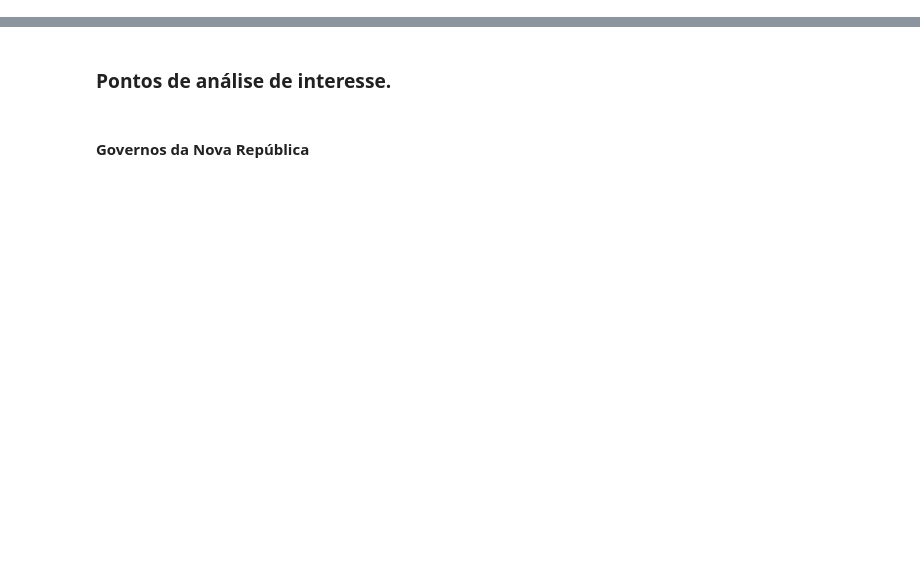
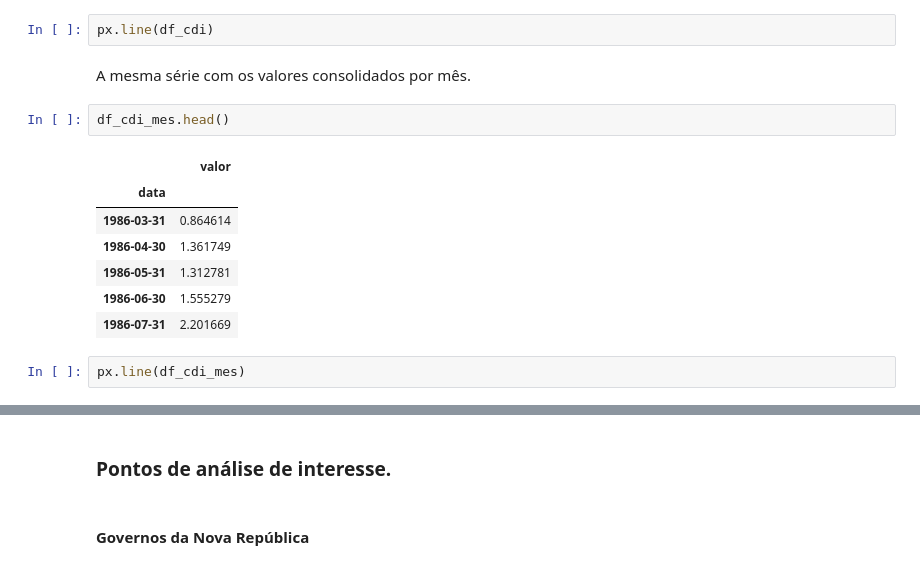
Before and after one commit to afukaya/Analise_Fundos_Investimentos, a Jupyter notebook: Analise_Fundos.ipynb, the cells around one changed output, grey strips where cells are left out. Drawn from its saved outputs; the diff is of its cells as text; blank space fills up the shorter version.

```diff
--- a/Analise_Fundos.ipynb
+++ b/Analise_Fundos.ipynb
@@ -31,0 +125,16 @@ from statsmodels.tsa.seasonal import seasonal_decompose
+# %%
+px.line(df_cdi)
+# %% [markdown]
+A mesma série com os valores consolidados por mês.
+# %%
+df_cdi_mes.head()
+# %% [output]
+|  | valor |
+| data |  |
+| 1986-03-31 | 0.864614 |
+| 1986-04-30 | 1.361749 |
+| 1986-05-31 | 1.312781 |
+| 1986-06-30 | 1.555279 |
+| 1986-07-31 | 2.201669 |
+# %%
+px.line(df_cdi_mes)
```
Also changed, not shown: parts of 77 cells of this notebook, 6 other files.
